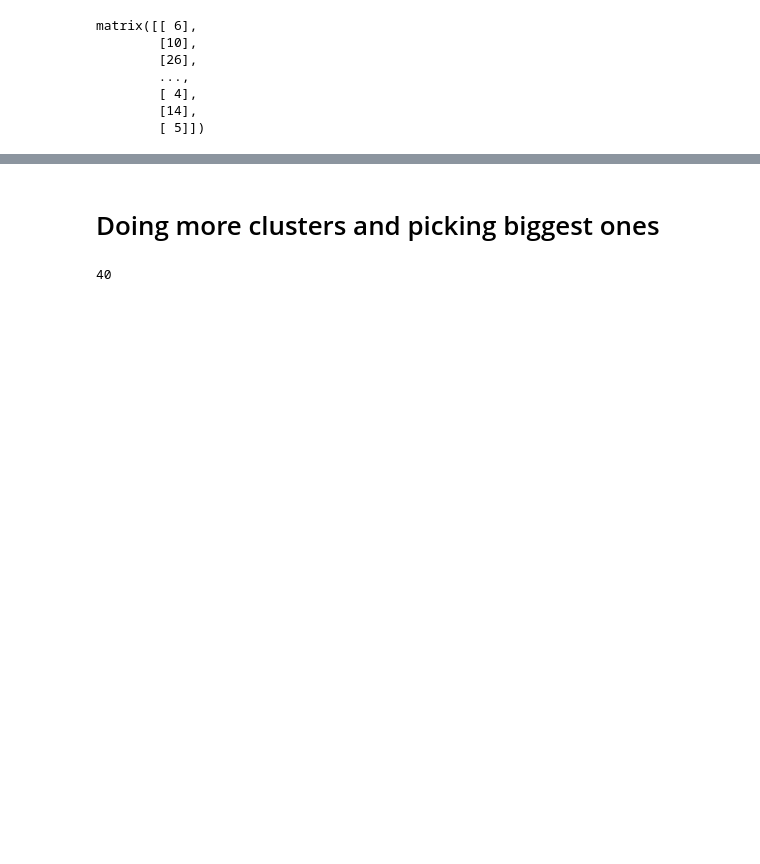
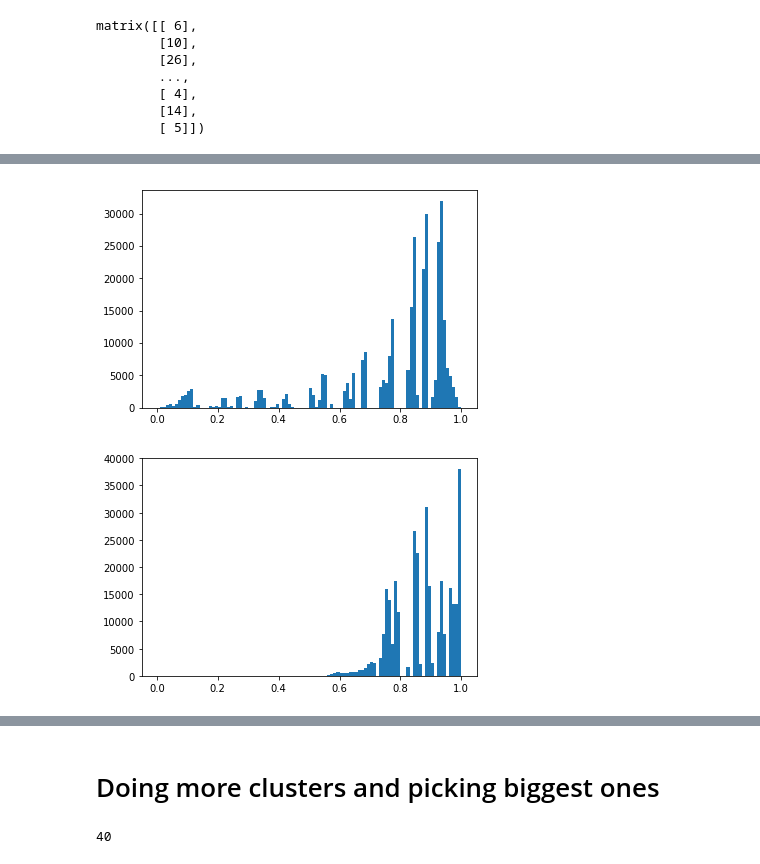
Before and after one commit to dannyqiu/fun-fax, a Jupyter notebook: incubator/weighted_word_embeddings.ipynb, the cells around one changed output, grey strips where cells are left out. Saved outputs shown, nothing was run; the diff lists cells and outputs as text; code cells hidden in the pictures; blank space fills up the shorter version.

```diff
--- a/incubator/weighted_word_embeddings.ipynb
+++ b/incubator/weighted_word_embeddings.ipynb
@@ -65,0 +100,8 @@ print(np.linalg.norm(n_weighted_embedding[10493]))
+# %%
+plt.hist(p_old_dates, bins=100)
+plt.show()
+plt.hist(p_new_dates, bins=100)
+plt.show()
+# %% [output]
+[figure, added]
+[figure, added]
```
Also changed, not shown: parts of 37 cells of this notebook.
